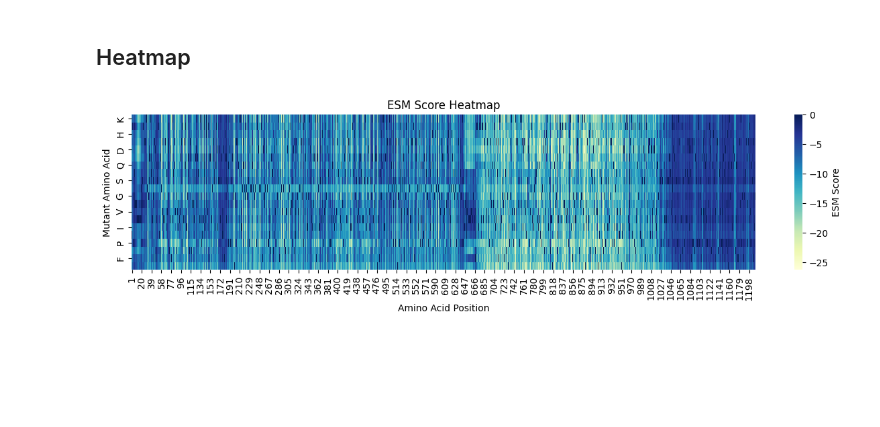
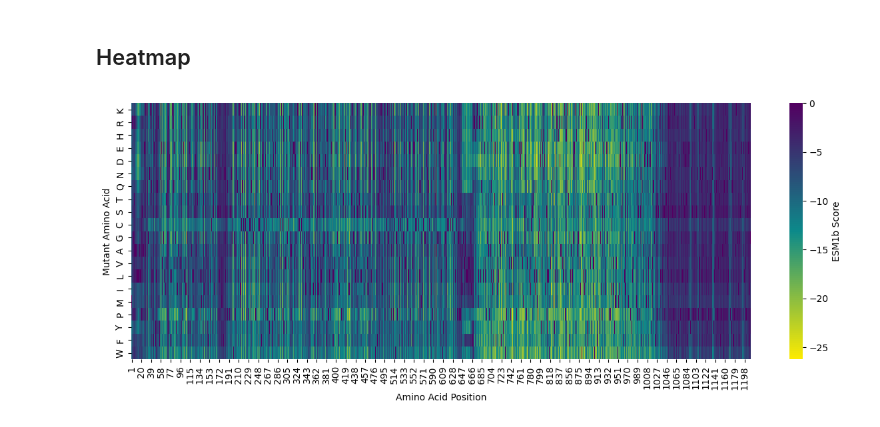
Before and after one commit to diego-taquiri/EGFR-pLM-Pathogenicity, a Jupyter notebook: notebooks/egfr_esm1b_variants.ipynb, the cells around one changed output. Drawn from its saved outputs; the diff is of its cells as text; code cells hidden in the pictures; blank space fills up the shorter version.

Commit message:
Add ESM1b pathogenicity heatmap with cancer-related kinase domain insights to README

```diff
--- a/notebooks/egfr_esm1b_variants.ipynb
+++ b/notebooks/egfr_esm1b_variants.ipynb
@@ -73,14 +74,19 @@ shape: (20, 1_211)
 # %%
 df_tidy_pandas = (
     df_tidy
     .to_pandas()
     .set_index("mut_aa")
 )
-plt.figure(figsize=(15, 3))
-sns.heatmap(df_tidy_pandas, annot=False, cmap="YlGnBu", cbar_kws={'label': 'ESM Score'}, vmax=0)
-plt.title("ESM Score Heatmap")
+
+custom_cmap = LinearSegmentedColormap.from_list(
+    "custom_cmap",
+    ['#fdeb00', '#0c8a8a', '#530061']  # Yellow, Orange, Red
+)
+plt.figure(figsize=(15, 5))
+sns.heatmap(df_tidy_pandas, annot=False, cmap=custom_cmap, cbar_kws={'label': 'ESM1b Score'}, vmax=0)
 plt.xlabel("Amino Acid Position")
 plt.ylabel("Mutant Amino Acid")
+plt.savefig("../figures/egfr_esm1b.png", dpi=1000, bbox_inches='tight')  # Adjust dpi and bounding box for quality and fit
 plt.show()
 # %% [output]
-[figure, old version]
+[figure, new version]
```
Also changed, not shown: parts of 1 cell of this notebook, 3 other files.
